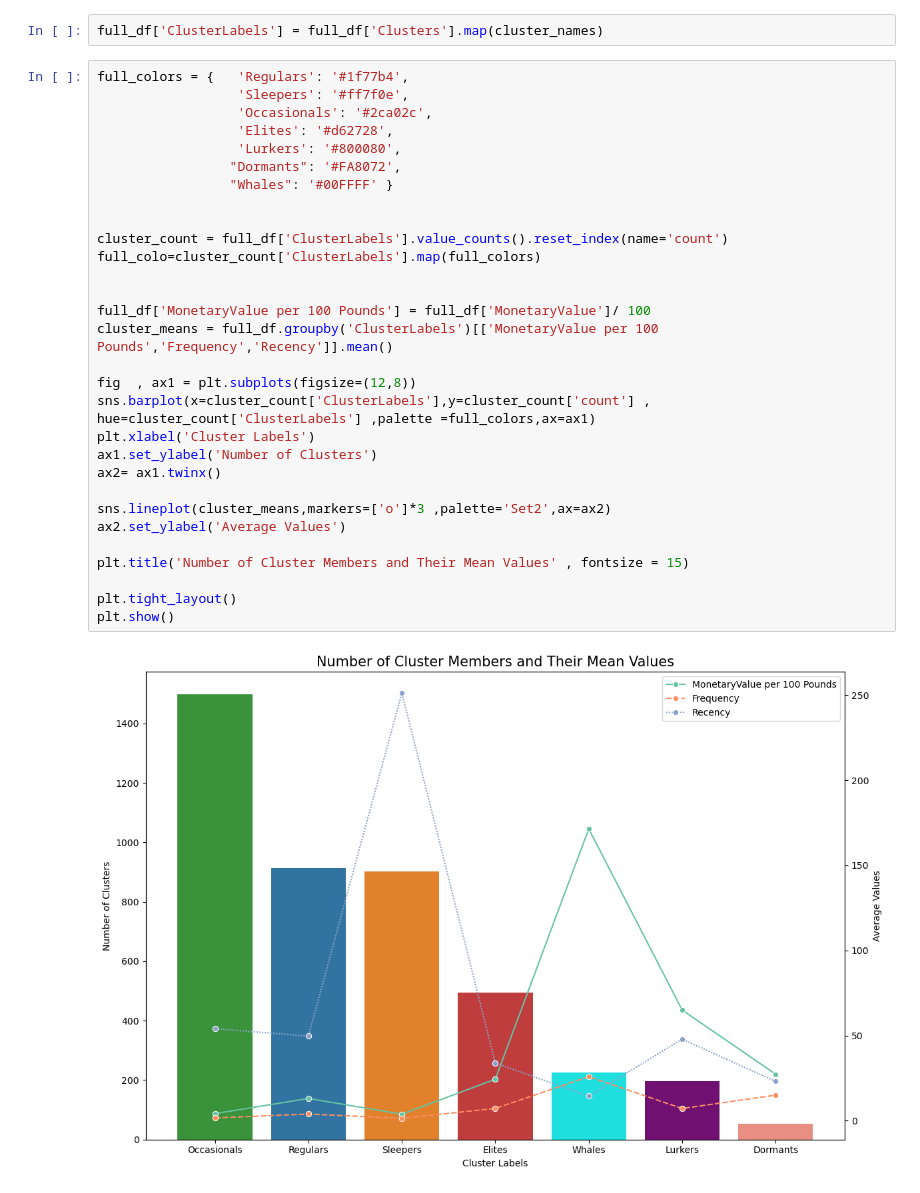
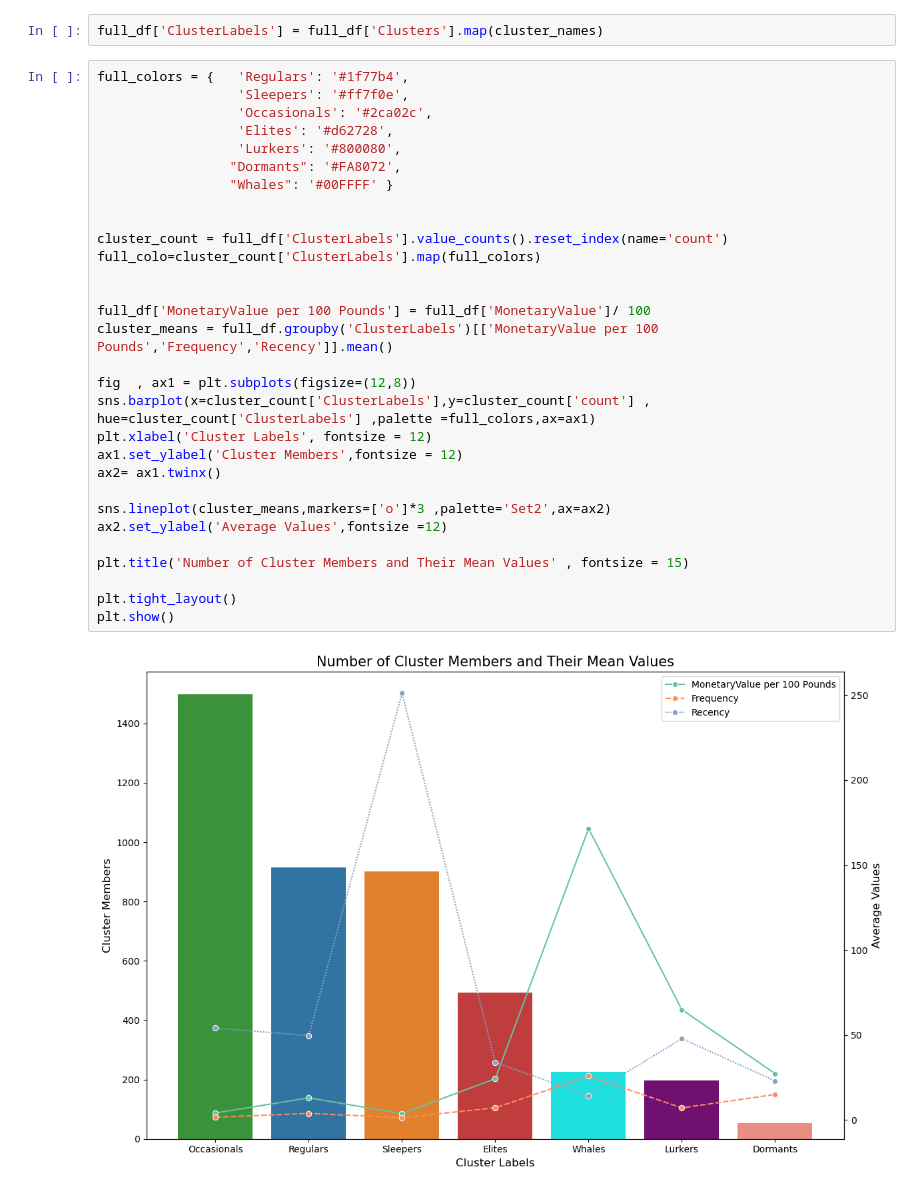
Before and after one commit to mertku/Customer_Segmentation_Python, a Jupyter notebook: Customer_Segmentation.ipynb, the cells around one changed output. Drawn from its saved outputs; the diff is of its cells as text.

Commit message:
graph

```diff
--- a/Customer_Segmentation.ipynb
+++ b/Customer_Segmentation.ipynb
@@ -308,32 +319,32 @@ full_df['ClusterLabels'] = full_df['Clusters'].map(cluster_names)
 # %%
 full_colors = {   'Regulars': '#1f77b4',
                   'Sleepers': '#ff7f0e',
                   'Occasionals': '#2ca02c',
                   'Elites': '#d62728',
                   'Lurkers': '#800080',
                  "Dormants": '#FA8072',
                  "Whales": '#00FFFF' }
 
 
 cluster_count = full_df['ClusterLabels'].value_counts().reset_index(name='count')
 full_colo=cluster_count['ClusterLabels'].map(full_colors)
 
 
 full_df['MonetaryValue per 100 Pounds'] = full_df['MonetaryValue']/ 100
 cluster_means = full_df.groupby('ClusterLabels')[['MonetaryValue per 100 Pounds','Frequency','Recency']].mean()
 
 fig  , ax1 = plt.subplots(figsize=(12,8))
 sns.barplot(x=cluster_count['ClusterLabels'],y=cluster_count['count'] , hue=cluster_count['ClusterLabels'] ,palette =full_colors,ax=ax1)
-plt.xlabel('Cluster Labels')
-ax1.set_ylabel('Number of Clusters')
+plt.xlabel('Cluster Labels', fontsize = 12)
+ax1.set_ylabel('Cluster Members',fontsize = 12)
 ax2= ax1.twinx()
 
 sns.lineplot(cluster_means,markers=['o']*3 ,palette='Set2',ax=ax2)
-ax2.set_ylabel('Average Values')
+ax2.set_ylabel('Average Values',fontsize =12)
 
 plt.title('Number of Cluster Members and Their Mean Values' , fontsize = 15)
 
 plt.tight_layout()
 plt.show()
 # %% [output]
-[figure, old version]
+[figure, new version]
```
Also changed, not shown: parts of 1 cell of this notebook, 1 other file.
